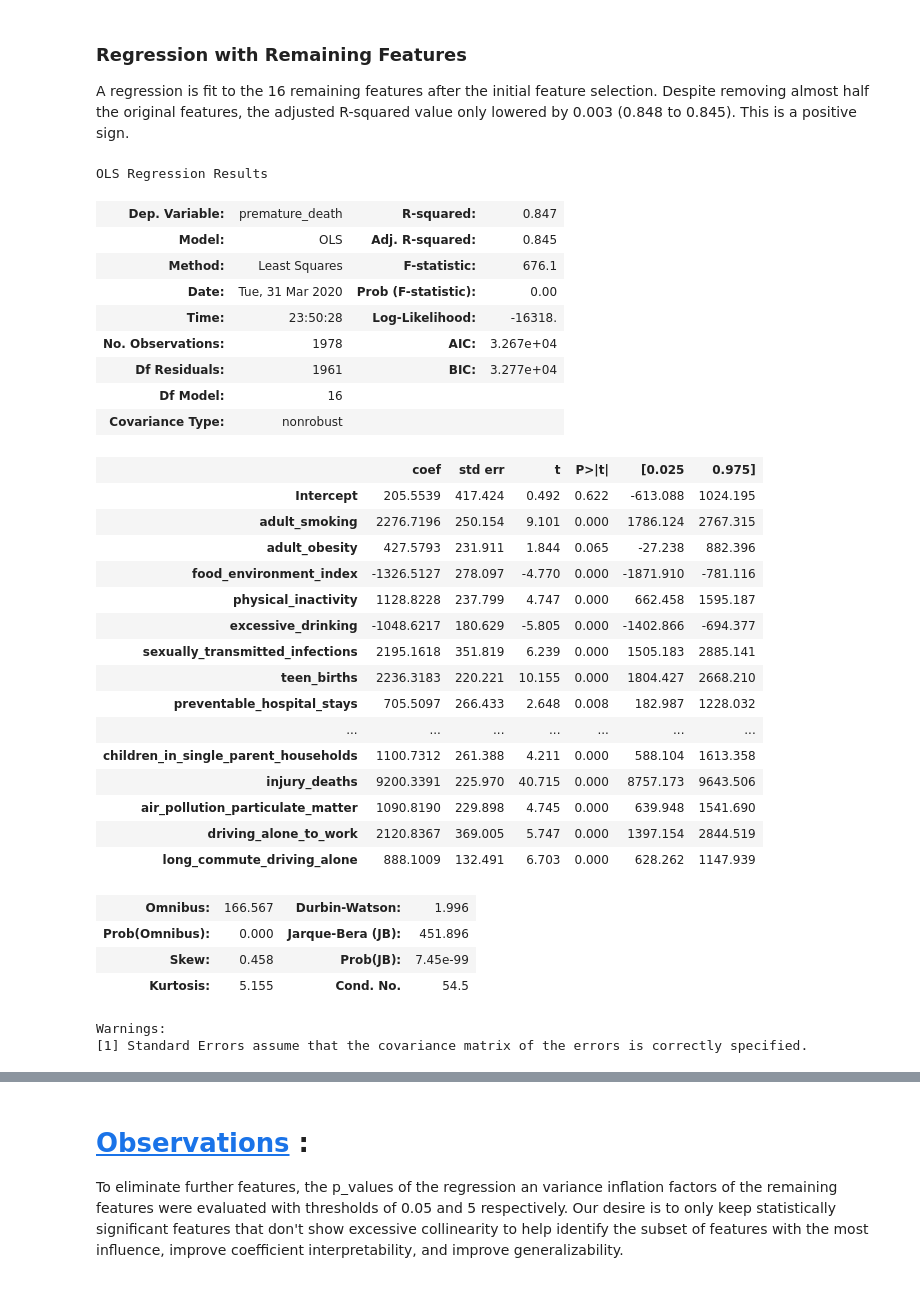
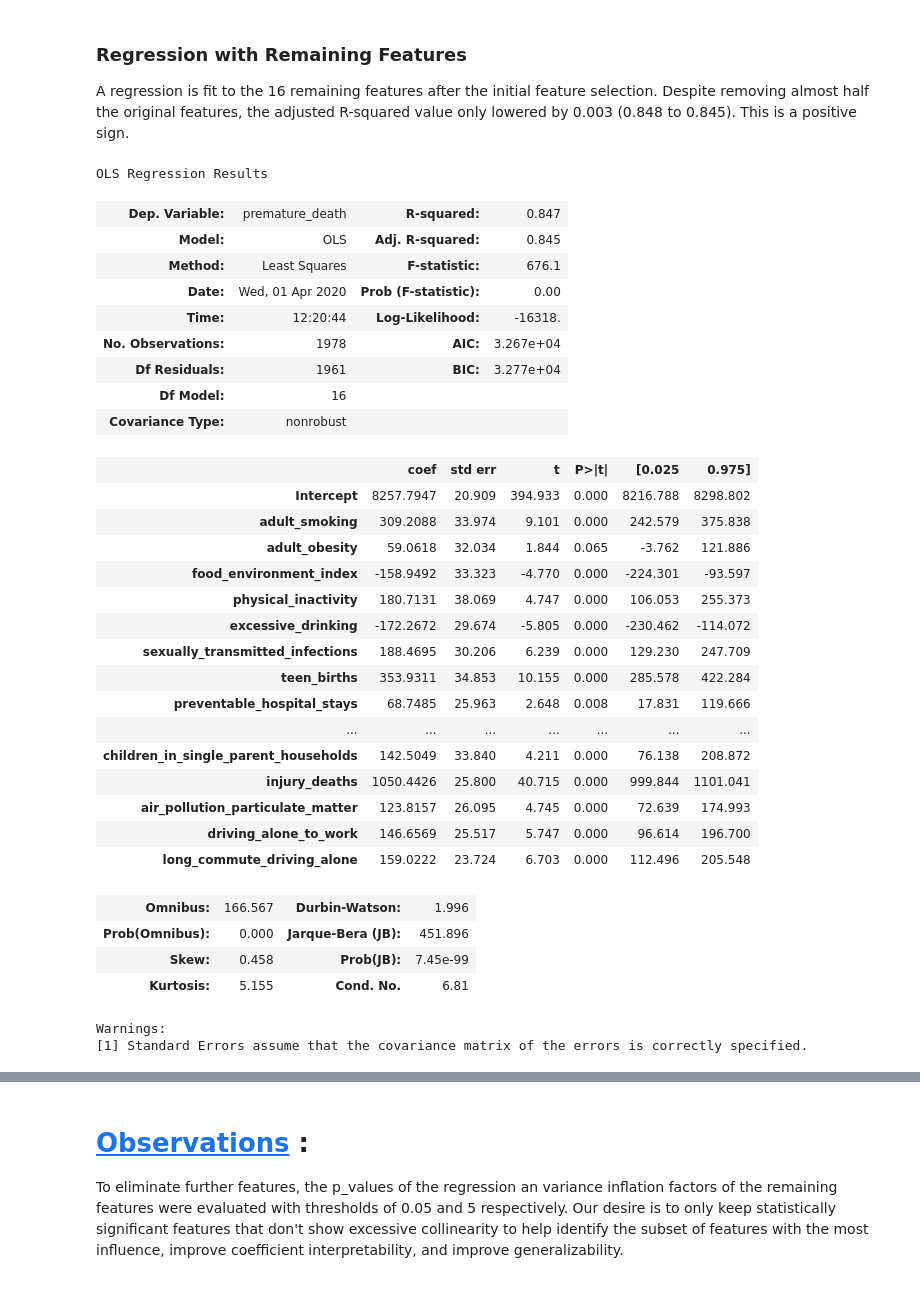
Before and after one commit to jankomah/Predicting_Life_Expectancy, a Jupyter notebook: 02.Josh_Modelling.ipynb, the cells around one changed output, grey strips where cells are left out. Saved outputs shown, nothing was run; the diff lists cells and outputs as text; code cells hidden in the pictures.

```diff
--- a/02.Josh_Modelling.ipynb
+++ b/02.Josh_Modelling.ipynb
@@ -67,2 +68,2 @@ Life Expectancy Data - rows: 2473 columns: 38
 # %%
-County_health = County_h.copy()
+County_health = County_h[:]
@@ -92,3 +114,6 @@ cols_dict
  'severe_housing_problems_raw_value',
  'driving_alone_to_work_raw_value',
  'long_commute_driving_alone_raw_value']
+# %%
+rename = [x.replace('_raw_value','') for x in cols_dict]
+County_health.columns = rename
@@ -369,7 +395,7 @@ The performance of the baseline model is good, but we'd like to improve or maint
 # %% [markdown]
 # <a id='7'>Generating standardized data sets as dataframes<a/>
 # %%
-ss = MinMaxScaler()
+ss = StandardScaler()
 ss.fit(X_train1)
 
 X_train = ss.transform(X_train1)
@@ -379,7 +405,7 @@ X_train = pd.DataFrame(X_train, columns = feature_vars, index = X_train1.index)
 X_test = pd.DataFrame(X_test, columns = feature_vars, index = X_test1.index)
 # %%
 # creating training dataset with the standardized data
-train_new1 = pd.merge(y_train, X_train, left_index=True, right_index=True)
+train_df = pd.merge(y_train, X_train, left_index=True, right_index=True)
 # %% [markdown]
 # <a id='7'>Correlation and Collinearity<a/>
 # %%
@@ -521,40 +547,40 @@ A regression is fit to the 16 remaining features after the initial feature selec
 # %%
 formula_bic = target_var[0] + '~' + '+'.join(bic_feats)
 model_bic = ols(formula=formula_bic,
-                data=train_new1[target_var+bic_feats])
+                data=train_df[target_var+bic_feats])
 results_bic = model_bic.fit()
 results_bic.summary()
 # %% [output]
 OLS Regression Results
 | Dep. Variable: | premature_death | R-squared: | 0.847 |
 | Model: | OLS | Adj. R-squared: | 0.845 |
 | Method: | Least Squares | F-statistic: | 676.1 |
-| Date: | Tue, 31 Mar 2020 | Prob (F-statistic): | 0.00 |
-| Time: | 23:50:28 | Log-Likelihood: | -16318. |
+| Date: | Wed, 01 Apr 2020 | Prob (F-statistic): | 0.00 |
+| Time: | 12:20:44 | Log-Likelihood: | -16318. |
 | No. Observations: | 1978 | AIC: | 3.267e+04 |
 | Df Residuals: | 1961 | BIC: | 3.277e+04 |
 | Df Model: | 16 |  |  |
 | Covariance Type: | nonrobust |  |  |
 |  | coef | std err | t | P>|t| | [0.025 | 0.975] |
-| Intercept | 205.5539 | 417.424 | 0.492 | 0.622 | -613.088 | 1024.195 |
-| adult_smoking | 2276.7196 | 250.154 | 9.101 | 0.000 | 1786.124 | 2767.315 |
-| adult_obesity | 427.5793 | 231.911 | 1.844 | 0.065 | -27.238 | 882.396 |
-| food_environment_index | -1326.5127 | 278.097 | -4.770 | 0.000 | -1871.910 | -781.116 |
-| physical_inactivity | 1128.8228 | 237.799 | 4.747 | 0.000 | 662.458 | 1595.187 |
-| excessive_drinking | -1048.6217 | 180.629 | -5.805 | 0.000 | -1402.866 | -694.377 |
-| sexually_transmitted_infections | 2195.1618 | 351.819 | 6.239 | 0.000 | 1505.183 | 2885.141 |
-| teen_births | 2236.3183 | 220.221 | 10.155 | 0.000 | 1804.427 | 2668.210 |
-| preventable_hospital_stays | 705.5097 | 266.433 | 2.648 | 0.008 | 182.987 | 1228.032 |
+| Intercept | 8257.7947 | 20.909 | 394.933 | 0.000 | 8216.788 | 8298.802 |
+| adult_smoking | 309.2088 | 33.974 | 9.101 | 0.000 | 242.579 | 375.838 |
+| adult_obesity | 59.0618 | 32.034 | 1.844 | 0.065 | -3.762 | 121.886 |
+| food_environment_index | -158.9492 | 33.323 | -4.770 | 0.000 | -224.301 | -93.597 |
+| physical_inactivity | 180.7131 | 38.069 | 4.747 | 0.000 | 106.053 | 255.373 |
+| excessive_drinking | -172.2672 | 29.674 | -5.805 | 0.000 | -230.462 | -114.072 |
+| sexually_transmitted_infections | 188.4695 | 30.206 | 6.239 | 0.000 | 129.230 | 247.709 |
+| teen_births | 353.9311 | 34.853 | 10.155 | 0.000 | 285.578 | 422.284 |
+| preventable_hospital_stays | 68.7485 | 25.963 | 2.648 | 0.008 | 17.831 | 119.666 |
 | ... | ... | ... | ... | ... | ... | ... |
-| children_in_single_parent_households | 1100.7312 | 261.388 | 4.211 | 0.000 | 588.104 | 1613.358 |
-| injury_deaths | 9200.3391 | 225.970 | 40.715 | 0.000 | 8757.173 | 9643.506 |
-| air_pollution_particulate_matter | 1090.8190 | 229.898 | 4.745 | 0.000 | 639.948 | 1541.690 |
-| driving_alone_to_work | 2120.8367 | 369.005 | 5.747 | 0.000 | 1397.154 | 2844.519 |
-| long_commute_driving_alone | 888.1009 | 132.491 | 6.703 | 0.000 | 628.262 | 1147.939 |
+| children_in_single_parent_households | 142.5049 | 33.840 | 4.211 | 0.000 | 76.138 | 208.872 |
+| injury_deaths | 1050.4426 | 25.800 | 40.715 | 0.000 | 999.844 | 1101.041 |
+| air_pollution_particulate_matter | 123.8157 | 26.095 | 4.745 | 0.000 | 72.639 | 174.993 |
+| driving_alone_to_work | 146.6569 | 25.517 | 5.747 | 0.000 | 96.614 | 196.700 |
+| long_commute_driving_alone | 159.0222 | 23.724 | 6.703 | 0.000 | 112.496 | 205.548 |
 | Omnibus: | 166.567 | Durbin-Watson: | 1.996 |
 | Prob(Omnibus): | 0.000 | Jarque-Bera (JB): | 451.896 |
 | Skew: | 0.458 | Prob(JB): | 7.45e-99 |
-| Kurtosis: | 5.155 | Cond. No. | 54.5 |
+| Kurtosis: | 5.155 | Cond. No. | 6.81 |
 Warnings:
 [1] Standard Errors assume that the covariance matrix of the errors is correctly specified.
 # %%
```
Also changed, not shown: parts of 27 cells of this notebook.
